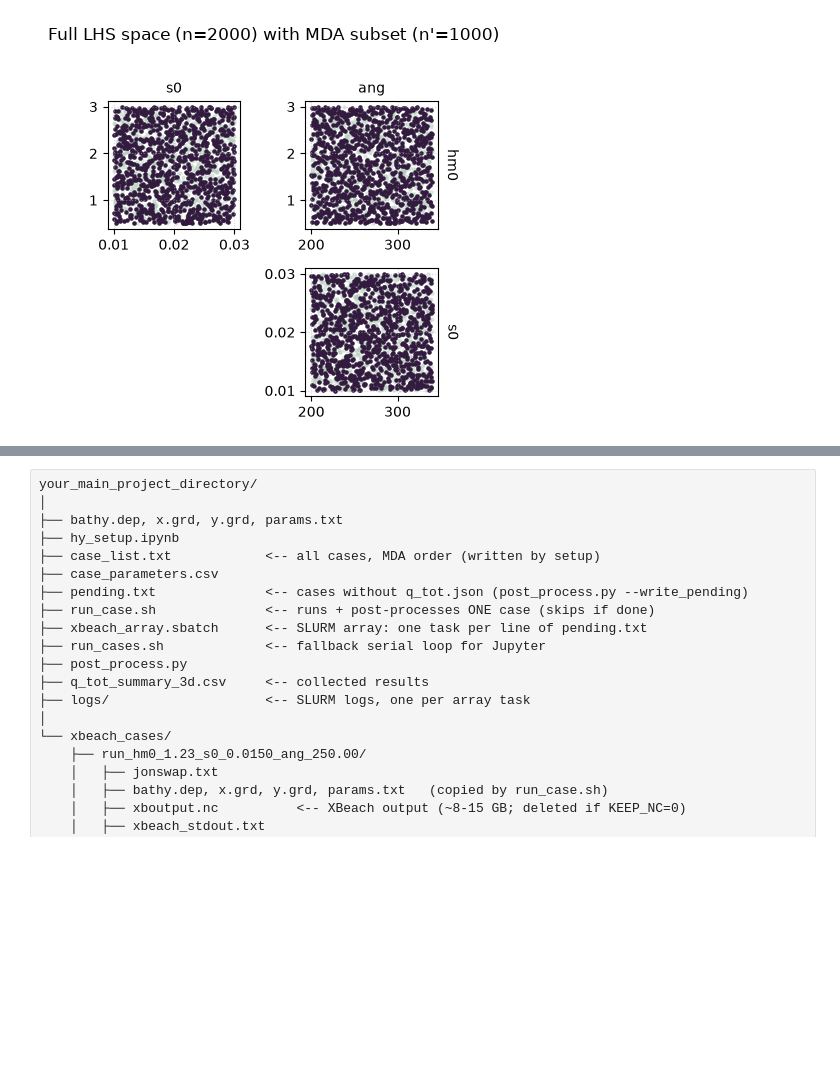
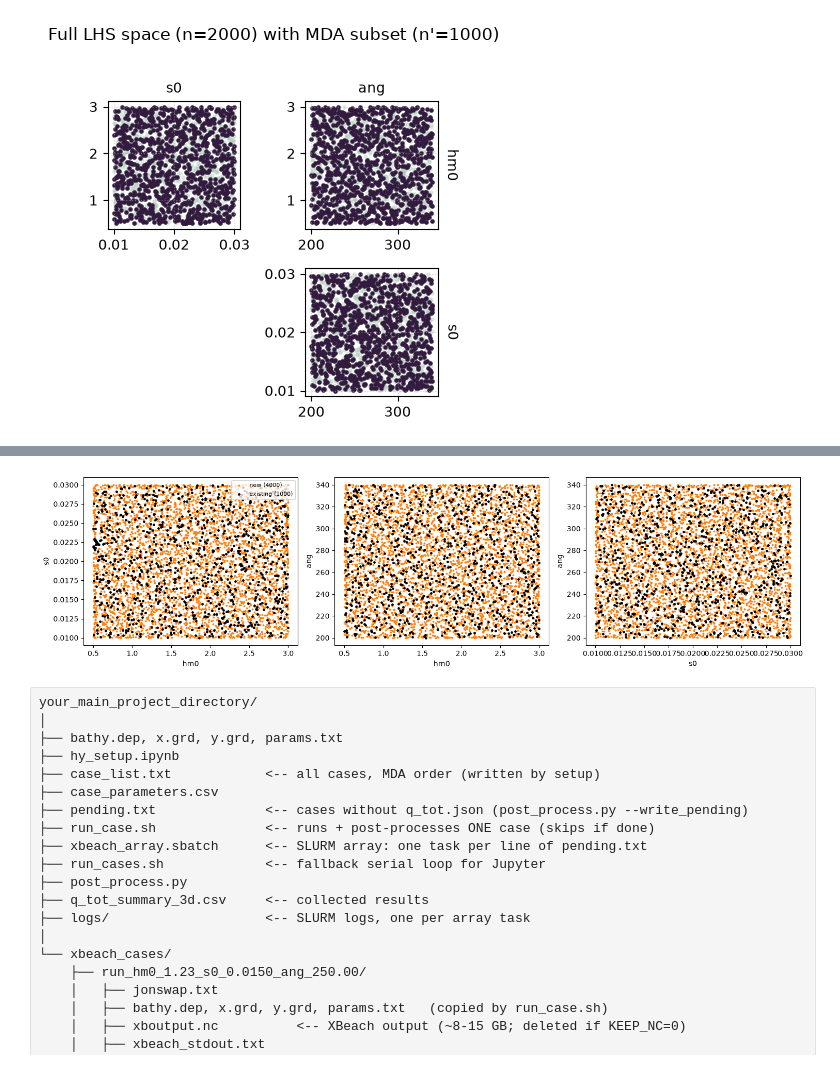
Before and after one commit to acdealy/xbeach_meta, a Jupyter notebook: hy_setup.ipynb, the cells around one changed output, grey strips where cells are left out. Cells and saved outputs as stored; diff of their text form; code cells hidden in the pictures; blank space fills up the shorter version.

```diff
--- a/hy_setup.ipynb
+++ b/hy_setup.ipynb
@@ -261 +262,91 @@ if stray:
 Wrote case_list.txt and case_parameters.csv
+# %%
+# ---------------- extend the design to N_TOTAL cases, keeping the existing 1000 ----------------
+# New cases are picked the way MDA picks them: each one is the candidate farthest from every case
+# chosen so far, starting from your existing cases, so the new ones fill the gaps around them.
+# Candidates come from a large new LHS pool over the same variable ranges (cell 3).
+# Existing folders and outputs are untouched. Writes case_list_<N_TOTAL>.txt (existing cases first,
+# in their original order, then the new ones) and case_parameters_<N_TOTAL>.csv; case_list.txt
+# itself is left alone. Safe to re-run: it picks exactly the same cases every time.
+from scipy.spatial import cKDTree
+
+N_TOTAL = 5000
+N_POOL = 50000     # candidate pool size; larger = finer gap-filling
+SEED_EXT = 43      # pool seed, different from SEED so the pool is not the original LHS
+
+names = list(variable_ranges)                                      # ["hm0", "s0", "ang"]
+lo = np.array([variable_ranges[k][0] for k in names])
+hi = np.array([variable_ranges[k][1] for k in names])
+
+with open("case_list.txt") as f:
+    existing_dirs = [line.strip() for line in f if line.strip()]
+params = pd.read_csv("case_parameters.csv").set_index("folder")
+existing = params.loc[existing_dirs, names].to_numpy()
+n_add = N_TOTAL - len(existing_dirs)
+
+pool = LHS(num_dimensions=len(names), seed=SEED_EXT).generate(
+    dimensions_names=names, lower_bounds=list(lo), upper_bounds=list(hi), num_samples=N_POOL)[names].to_numpy()
+P = (pool - lo) / (hi - lo)                                        # same 0-1 scaling for every variable
+d_min = cKDTree((existing - lo) / (hi - lo)).query(P)[0]           # distance to the nearest chosen case
+gap_before = d_min.max()
+
+used = {os.path.basename(d) for d in existing_dirs}
+new_rows, new_dirs = [], []
+while len(new_dirs) < n_add:
+    i = int(np.argmax(d_min))
+    if d_min[i] <= 0:
+        raise RuntimeError("candidate pool used up; increase N_POOL")
+    hm0, s0, ang = pool[i]
+    folder_name = f"run_hm0_{hm0:.2f}_s0_{s0:.4f}_ang_{ang:.2f}"
+    if folder_name in used:                                        # rounds to an existing folder name
+        d_min[i] = -1.0
+        continue
+    d_min = np.minimum(d_min, np.sqrt(((P - P[i]) ** 2).sum(axis=1)))
+    used.add(folder_name)
+    new_rows.append((hm0, s0, ang))
+    new_dirs.append(os.path.join(base_dir, folder_name))
+gap_after = d_min.max()
+
+n_new = 0
+for (hm0, s0, ang), folder_path in zip(new_rows, new_dirs):
+    jonswap_path = os.path.join(folder_path, "jonswap.txt")
+    if os.path.exists(jonswap_path):
+        continue
+    os.makedirs(folder_path, exist_ok=True)
+    tp = np.sqrt(hm0 / (1.56 * s0))  # steepness -> period conversion (same as cell 6)
+    wave_input = f"""Hm0 = {hm0:.2f}
+Tp = {tp:.2f}
+mainang = {ang:.2f}
+gammajsp = 20.0
+s = 16.0
+fnyq = 0.3
+eps = 0.01
+dryslp = 1.0
+"""
+    with open(jonswap_path, "w") as f:
+        f.write(wave_input)
+    n_new += 1
+
+all_dirs = existing_dirs + new_dirs
+with open(f"case_list_{N_TOTAL}.txt", "w") as f:
+    f.write("".join(f"{d}\n" for d in all_dirs))
+pd.concat([
+    params.loc[existing_dirs, names].reset_index().assign(batch="original"),
+    pd.DataFrame(new_rows, columns=names).assign(folder=new_dirs, batch="extension"),
+])[["folder", *names, "batch"]].to_csv(f"case_parameters_{N_TOTAL}.csv", index=False)
+
+print(f"{len(existing_dirs)} existing + {len(new_dirs)} new = {len(all_dirs)} cases "
+      f"({n_new} new folders created, {len(new_dirs) - n_new} already existed)")
+print(f"Largest remaining gap in the design (0-1 scaled units): {gap_before:.3f} -> {gap_after:.3f}")
+print(f"Wrote case_list_{N_TOTAL}.txt and case_parameters_{N_TOTAL}.csv")
+
+fig, axs = plt.subplots(1, 3, figsize=(15, 4))
+ext = np.array(new_rows)
+for ax, (a, b) in zip(axs, [(0, 1), (0, 2), (1, 2)]):
+    ax.scatter(ext[:, a], ext[:, b], s=3, c="tab:orange", label=f"new ({len(ext)})")
+    ax.scatter(existing[:, a], existing[:, b], s=6, c="k", label=f"existing ({len(existing)})")
+    ax.set_xlabel(names[a]); ax.set_ylabel(names[b])
+axs[0].legend(loc="upper right", fontsize=8)
+plt.tight_layout()
+plt.show()
+# %% [output]
@@ -262,3 +356,4 @@ Wrote case_list.txt and case_parameters.csv
+[figure, added]
 # %%
 # ---------------- how to run (terminal, from this folder) ----------------
 # q_tot is time-averaged over t >= T_AVG_START (600 s, set at the top of post_process.py).
```
Also changed, not shown: parts of 3 cells of this notebook.
